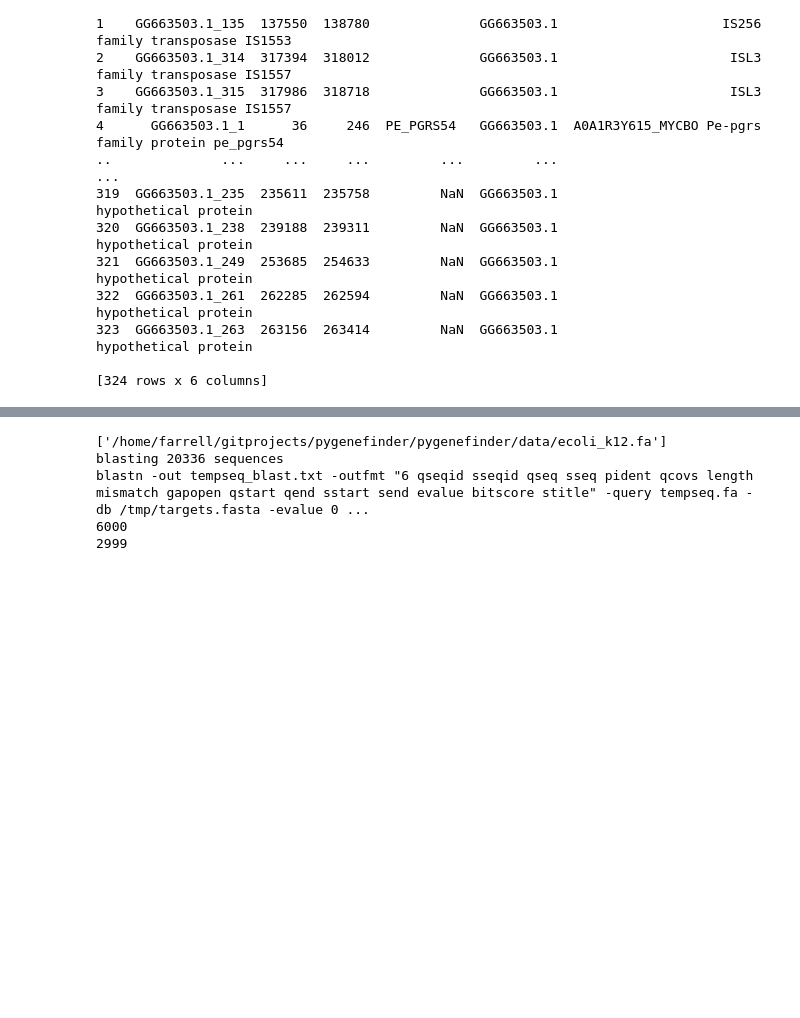
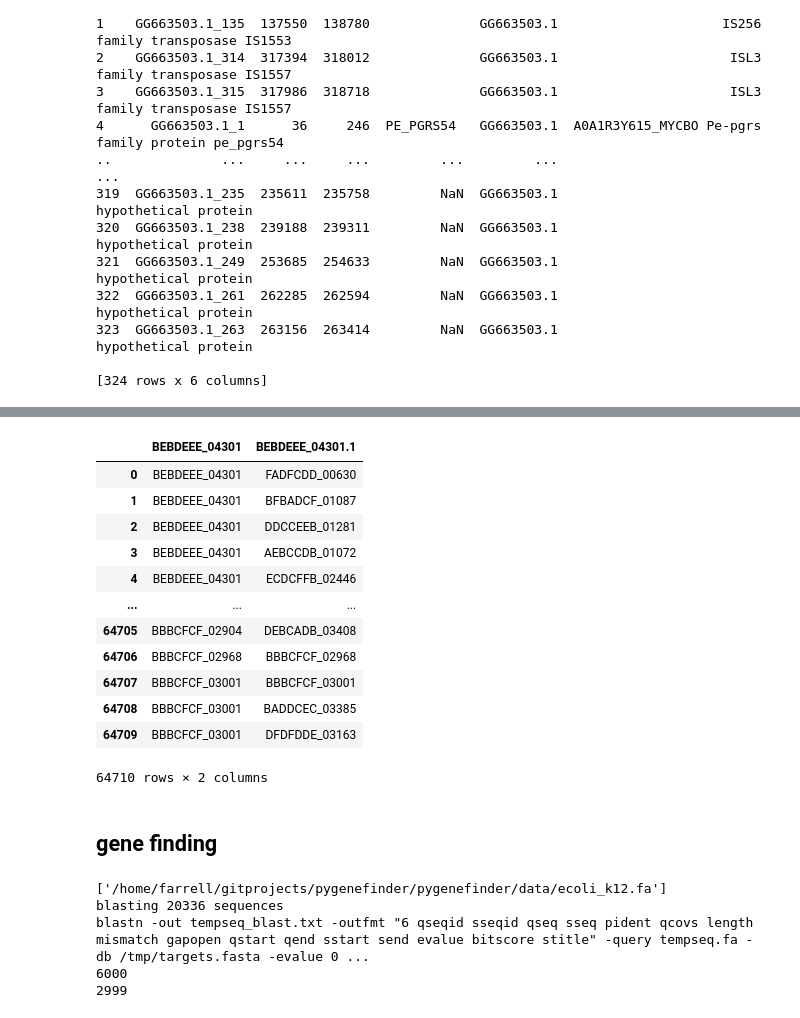
Before and after one commit to dmnfarrell/pathogenie, a Jupyter notebook: notebooks/testing.ipynb, the cells around one changed output, grey strips where cells are left out. Drawn from its saved outputs; the diff is of its cells as text; code cells hidden in the pictures; blank space fills up the shorter version.

```diff
--- a/notebooks/testing.ipynb
+++ b/notebooks/testing.ipynb
@@ -274,0 +197,22 @@ df=tools.genbank_to_dataframe('../amr_results/ecoli_HSP38.gbk')
+# %%
+def linclust(infile):
+    cmd = 'mmseqs easy-linclust %s clusters %s' %(infile,app.tempdir)
+    subprocess.check_output(cmd, shell=True)
+
+#linclust('/tmp/proteins.fasta')
+cl = pd.read_csv('clusters_cluster.tsv',sep='\t')
+cl
+# %% [output]
+|  | BEBDEEE_04301 | BEBDEEE_04301.1 |
+| 0 | BEBDEEE_04301 | FADFCDD_00630 |
+| 1 | BEBDEEE_04301 | BFBADCF_01087 |
+| 2 | BEBDEEE_04301 | DDCCEEB_01281 |
+| 3 | BEBDEEE_04301 | AEBCCDB_01072 |
+| 4 | BEBDEEE_04301 | ECDCFFB_02446 |
+| ... | ... | ... |
+| 64705 | BBBCFCF_02904 | DEBCADB_03408 |
+| 64706 | BBBCFCF_02968 | BBBCFCF_02968 |
+| 64707 | BBBCFCF_03001 | BBBCFCF_03001 |
+| 64708 | BBBCFCF_03001 | BADDCEC_03385 |
+| 64709 | BBBCFCF_03001 | DFDFDDE_03163 |
+64710 rows × 2 columns
@@ -275,3 +275,5 @@ df=tools.genbank_to_dataframe('../amr_results/ecoli_HSP38.gbk')
+# %% [markdown]
+## gene finding
 # %%
 reload(app)
 reload(tools)
```
Also changed, not shown: parts of 14 cells of this notebook, 2 other files.
